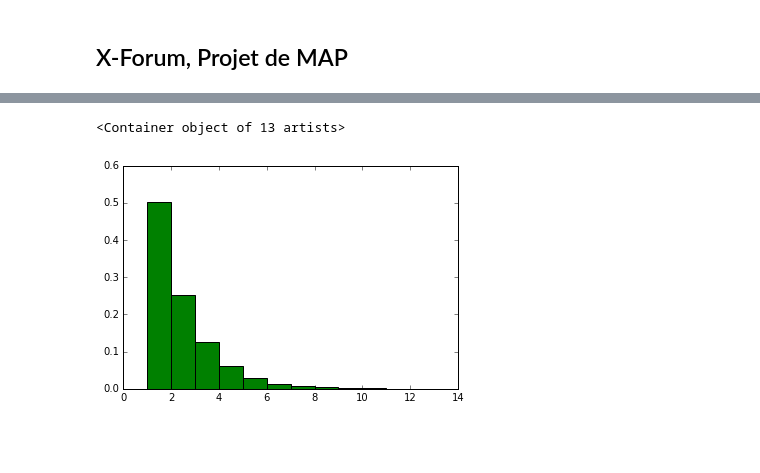
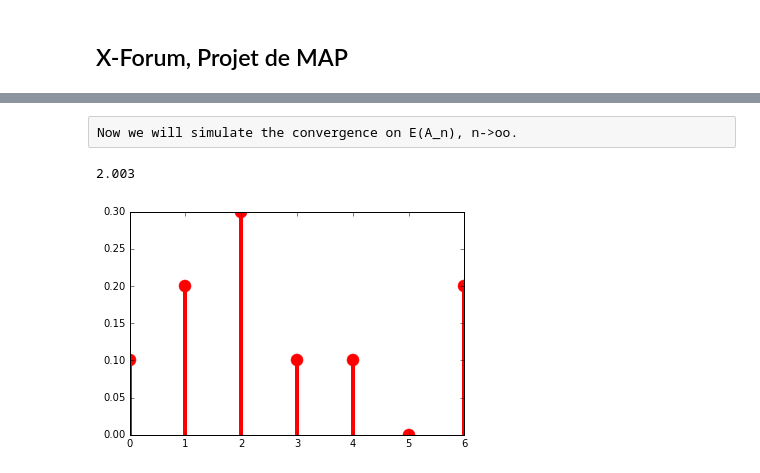
Before and after one commit to ZiggerZZ/MapProjetXForum, a Jupyter notebook: MAP Projet.ipynb, the cells around one changed output, grey strips where cells are left out. Saved outputs shown, nothing was run; the diff lists cells and outputs as text; code cells hidden in the pictures; blank space fills up the shorter version.

```diff
--- a/MAP Projet.ipynb
+++ b/MAP Projet.ipynb
@@ -123,5 +119,20 @@ probability = (1.0/k)*np.array(res[1:max_number_of_goodies_left + 1])
-# %%
-plt.bar(all_possible_numbers_of_goodies_left, probability, width=1.0, color='j')
-# %% [output]
-<Container object of 13 artists>
-[figure, removed]
+# %% [raw]
+Now we will simulate the convergence on E(A_n), n->oo.
+# %%
+sum_of_variables = coefficient*sum(variables)
+expectation = sum_of_variables / k
+print expectation
+# %% [output]
+2.003
+# %%
+#an example of stats.rv_discrete, don't need for project
+xk = np.arange(7)
+pk = (0.1, 0.2, 0.3, 0.1, 0.1, 0.0, 0.2)
+custm = stats.rv_discrete(name='custm', values=(xk, pk))
+
+fig, ax = plt.subplots(1, 1)
+ax.plot(xk, custm.pmf(xk), 'ro', ms=12, mec='r')
+ax.vlines(xk, 0, custm.pmf(xk), colors='r', lw=4)
+plt.show()
+# %% [output]
+[figure, added]
```
Also changed, not shown: parts of 24 cells of this notebook.
